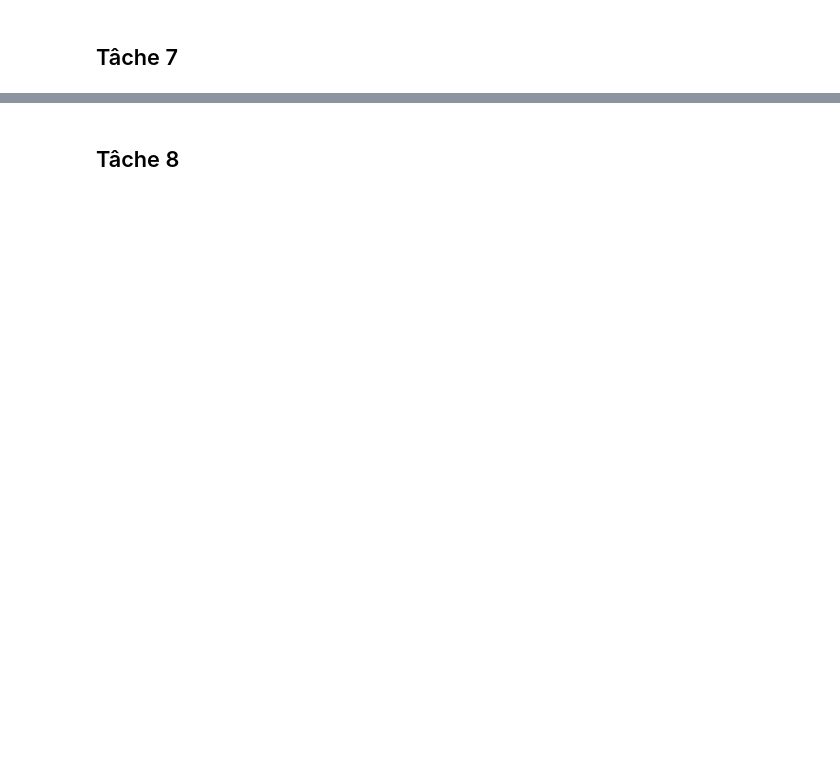
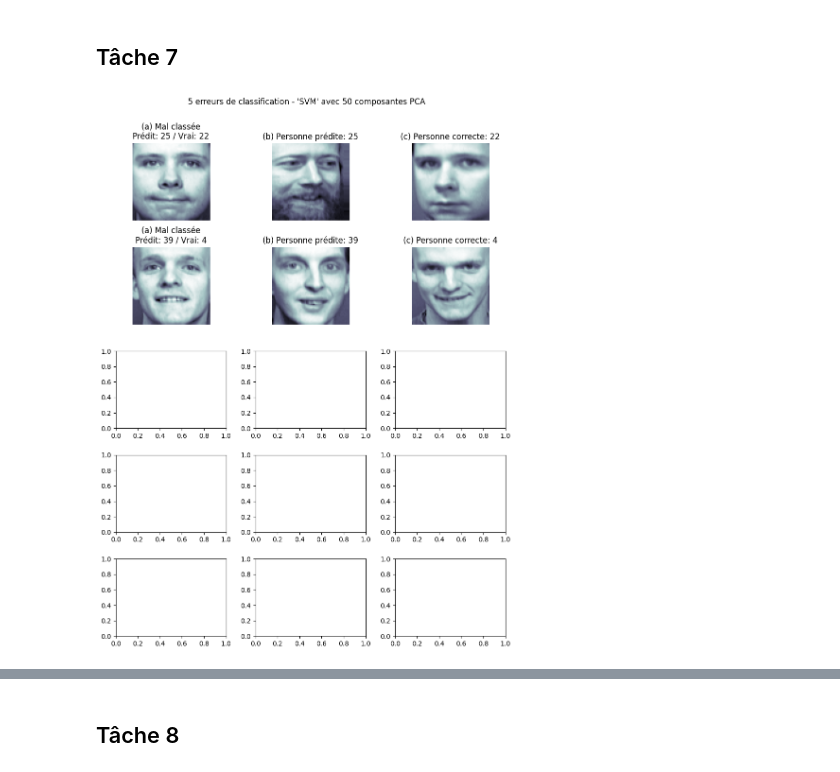
Before and after one commit to Nyaaw/PCDLabs, a Jupyter notebook: Labo4/Labo4-Ripoll-Bloch.ipynb, the cells around one changed output, grey strips where cells are left out. Cells and saved outputs as stored; diff of their text form; code cells hidden in the pictures; blank space fills up the shorter version.

```diff
--- a/Labo4/Labo4-Ripoll-Bloch.ipynb
+++ b/Labo4/Labo4-Ripoll-Bloch.ipynb
@@ -374,2 +320,48 @@ best ACP feature number accuracy for Logistic Regression: 60 = 0.9875
 # %% [markdown]
 ## Tâche 7
+# %%
+best_featNb = 50
+best_clf = classifiers['SVM']["object"]
+
+# PCA fit & transform
+pca = decomposition.PCA(n_components=best_featNb, whiten=True)
+pca.fit(x_train)
+x_train_pca = pca.transform(x_train)
+x_test_pca = pca.transform(x_test)
+
+# Entraînement + prédiction
+best_clf.fit(x_train_pca, y_train)
+y_pred = best_clf.predict(x_test_pca)
+
+# Indices où prédiction != vérité
+misclassified_idx = np.where(y_pred != y_test)[0]
+
+fig, axes = plt.subplots(5, 3, figsize=(9, 12))
+fig.suptitle(f"5 erreurs de classification - 'SVM' avec {best_featNb} composantes PCA")
+
+for i, idx in enumerate(misclassified_idx[:5]):
+    pred_label = y_pred[idx]
+    true_label = y_test[idx]
+
+    # (a) Image mal classée
+    axes[i, 0].imshow(x_test[idx].reshape(64, 64), cmap=plt.cm.bone)
+    axes[i, 0].set_title(f"(a) Mal classée\nPrédit: {pred_label} / Vrai: {true_label}")
+    axes[i, 0].axis("off")
+
+    # (b) Une image de la personne prédite
+    pred_example = x_train[y_train == pred_label][0]
+    axes[i, 1].imshow(pred_example.reshape(64, 64), cmap=plt.cm.bone)
+    axes[i, 1].set_title(f"(b) Personne prédite: {pred_label}")
+    axes[i, 1].axis("off")
+
+    # (c) Une image correcte de la bonne personne
+    true_example = x_train[y_train == true_label][0]
+    axes[i, 2].imshow(true_example.reshape(64, 64), cmap=plt.cm.bone)
+    axes[i, 2].set_title(f"(c) Personne correcte: {true_label}")
+    axes[i, 2].axis("off")
+
+plt.tight_layout()
+plt.subplots_adjust(top=0.9)
+plt.show()
+# %% [output]
+[figure, added]
```
Also changed, not shown: parts of 11 cells of this notebook, 1 other file.
